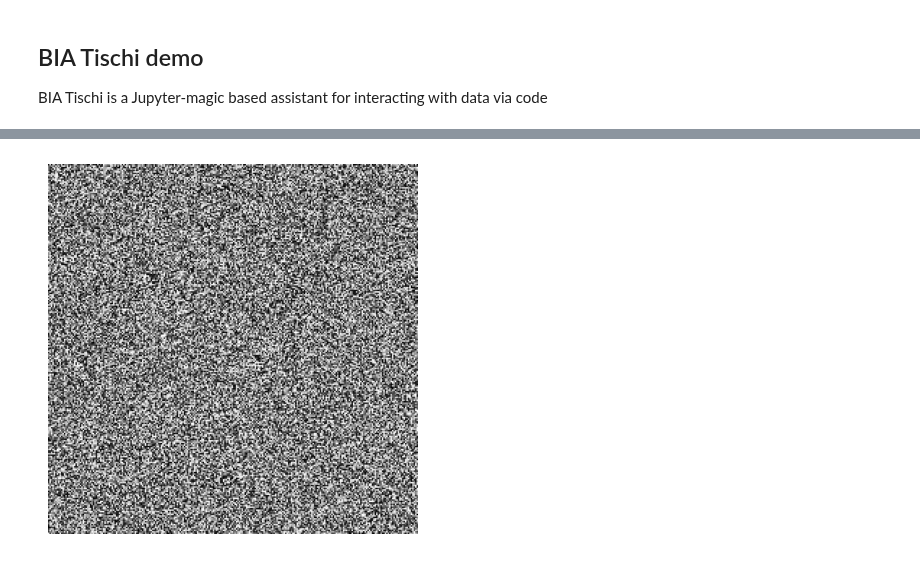
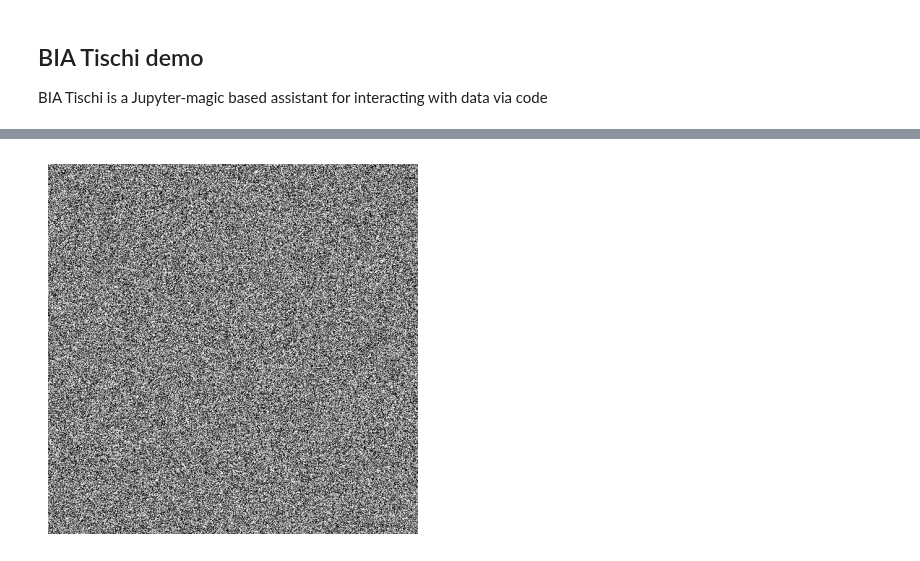
Before and after one commit to haesleinhuepf/bia-bob, a Jupyter notebook: demo/basic_demo.ipynb, the cells around one changed output, grey strips where cells are left out. Drawn from its saved outputs; the diff is of its cells as text; code cells hidden in the pictures.

```diff
--- a/demo/basic_demo.ipynb
+++ b/demo/basic_demo.ipynb
@@ -11,22 +17,23 @@ To generate an image with noise, we can use the `numpy` library to create a rand
 # %%
 import numpy as np
 import matplotlib.pyplot as plt
 
-# Create a base image
-base_image = np.zeros((256, 256))
+# Set the size of the image
+image_size = (512, 512)
 
-# Generate random noise
-noise = np.random.rand(256, 256)
+# Generate a random image
+image = np.random.randint(0, 255, image_size, dtype=np.uint8)
 
-# Add noise to the base image
-noisy_image = base_image + noise
+# Add random noise to the image
+noise = np.random.normal(0, 50, image_size).astype(np.int16)
+noisy_image = np.clip(image + noise, 0, 255).astype(np.uint8)
 
-# Display the noisy image
+# Display the image
 plt.imshow(noisy_image, cmap='gray')
 plt.axis('off')
 plt.show()
 # %% [output]
-[figure, old version]
+[figure, new version]
 # %%
 %bob please generate a grayscale image that contains 10 objects looking like nuclei with a radius of 20 pixels
 # %% [output]
```
Also changed, not shown: parts of 6 cells of this notebook, 1 other file.
